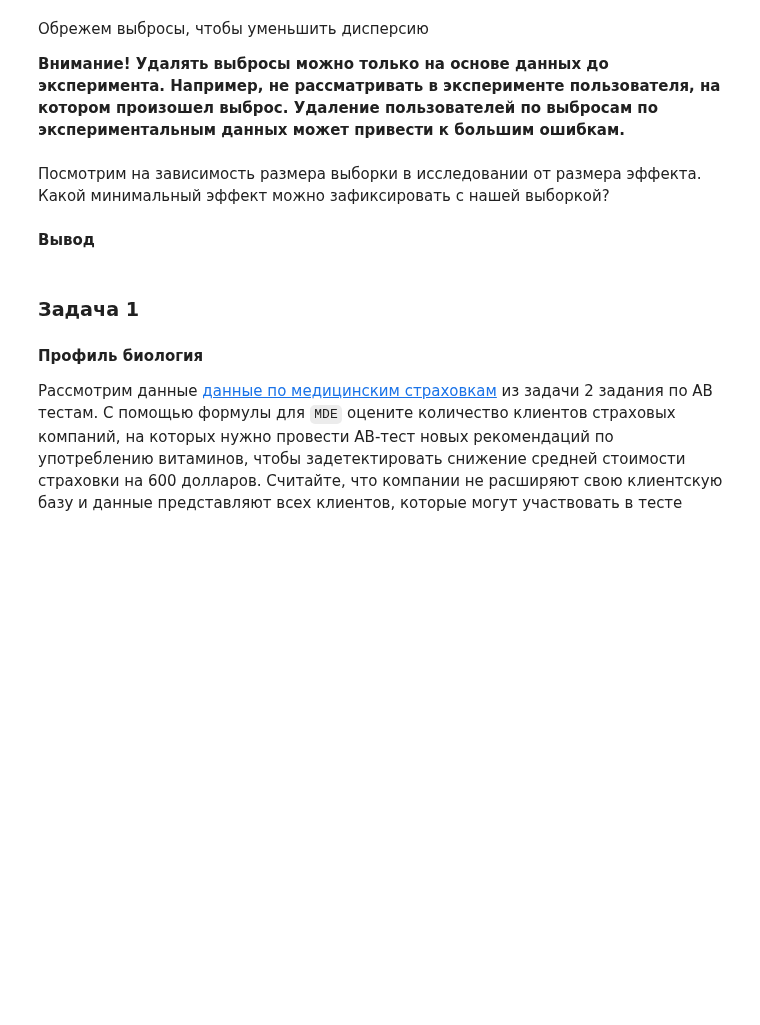
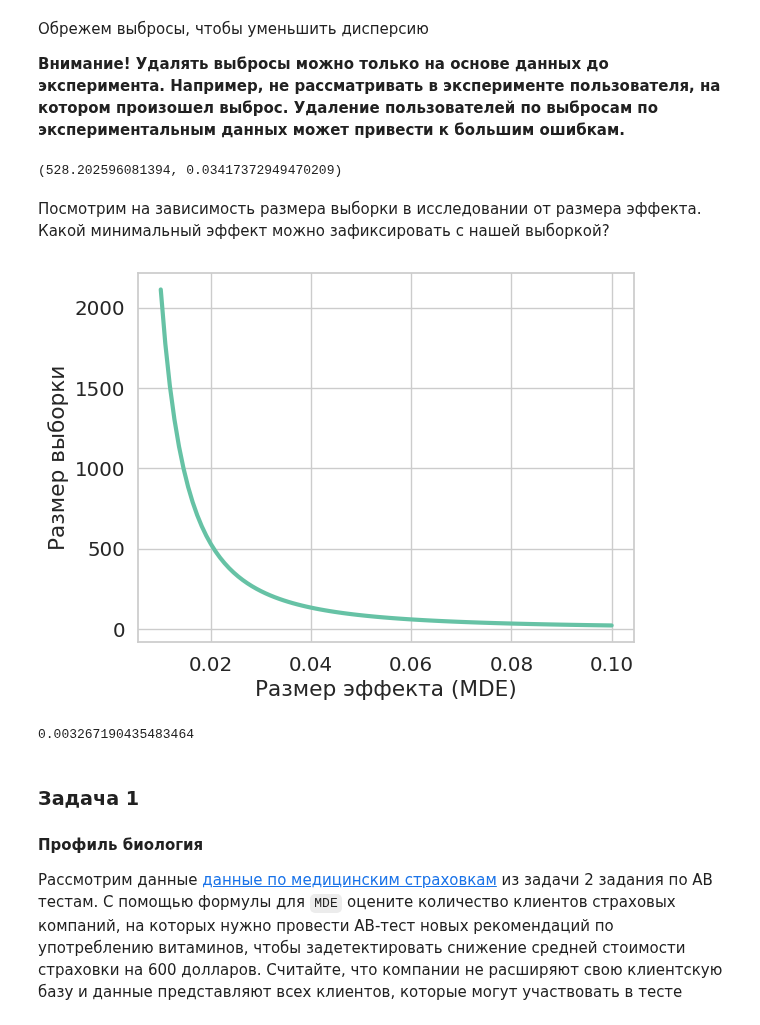
Before and after one commit to NMashalov/2023_OpenMipt_course, a Jupyter notebook: lesson11/dz11.ipynb, the cells around one changed output. Saved outputs shown, nothing was run; the diff lists cells and outputs as text; code cells hidden in the pictures; blank space fills up the shorter version.

```diff
--- a/lesson11/dz11.ipynb
+++ b/lesson11/dz11.ipynb
@@ -80,7 +95,7 @@ df.head()
 # %% [markdown]
 Выделим нужные нам.
 # %%
-pT_plus = <...>
+pT_plus = df['pT']
 # %% [markdown]
 Посмотрим на гистограмму.
 # %%
@@ -98,6 +115,6 @@ beta = 0.8  # мощности
 eps = 0.02  # размер эффекта
 
 # сумма квантилей
-q = <...>
+q = sps.norm.ppf(1 - alpha) + sps.norm.ppf(beta)
 # %%
 var_0 = pT_plus.var()
@@ -111,25 +146,29 @@ pT_plus.describe()
 
 **Внимание! Удалять выбросы можно только на основе данных до эксперимента. Например, не рассматривать в эксперименте пользователя, на котором произошел выброс. Удаление пользователей по выбросам по экспериментальным данных может привести к большим ошибкам.**
 # %%
-pT_plus = pT_plus[pT_plus < ...]
+pT_plus = pT_plus[pT_plus < 0.97]
 # %%
-var_0 = <...>
-n_0 = <...>
+var_0 = pT_plus.var()
+n_0 = q**2 * var_0 / eps**2
 
 n_0, var_0
+# %% [output]
+(528.202596081394, 0.03417372949470209)
 # %% [markdown]
 Посмотрим на зависимость размера выборки в исследовании от размера эффекта. Какой минимальный эффект можно зафиксировать с нашей выборкой?
 # %%
 eps = np.linspace(0.01, 0.1, 100)
-n = <...>
+n = q**2 * var_0 / eps**2
 
 plt.plot(eps, n, lw=3)
 plt.xlabel('Размер эффекта (MDE)')
 plt.ylabel('Размер выборки');
+# %% [output]
+[figure, added]
 # %%
-<...> # минимальный эффект, который можно задетектировать с данной выборкой
+(q**2 * var_0 / len(pT_plus))**0.5# минимальный эффект, который можно задетектировать с данной выборкой
+# %% [output]
+0.003267190435483464
-# %% [markdown]
-**Вывод**
 # %% [markdown]
 ### Задача 1
 #### **Профиль биология**
```
Also changed, not shown: parts of 71 cells of this notebook.
